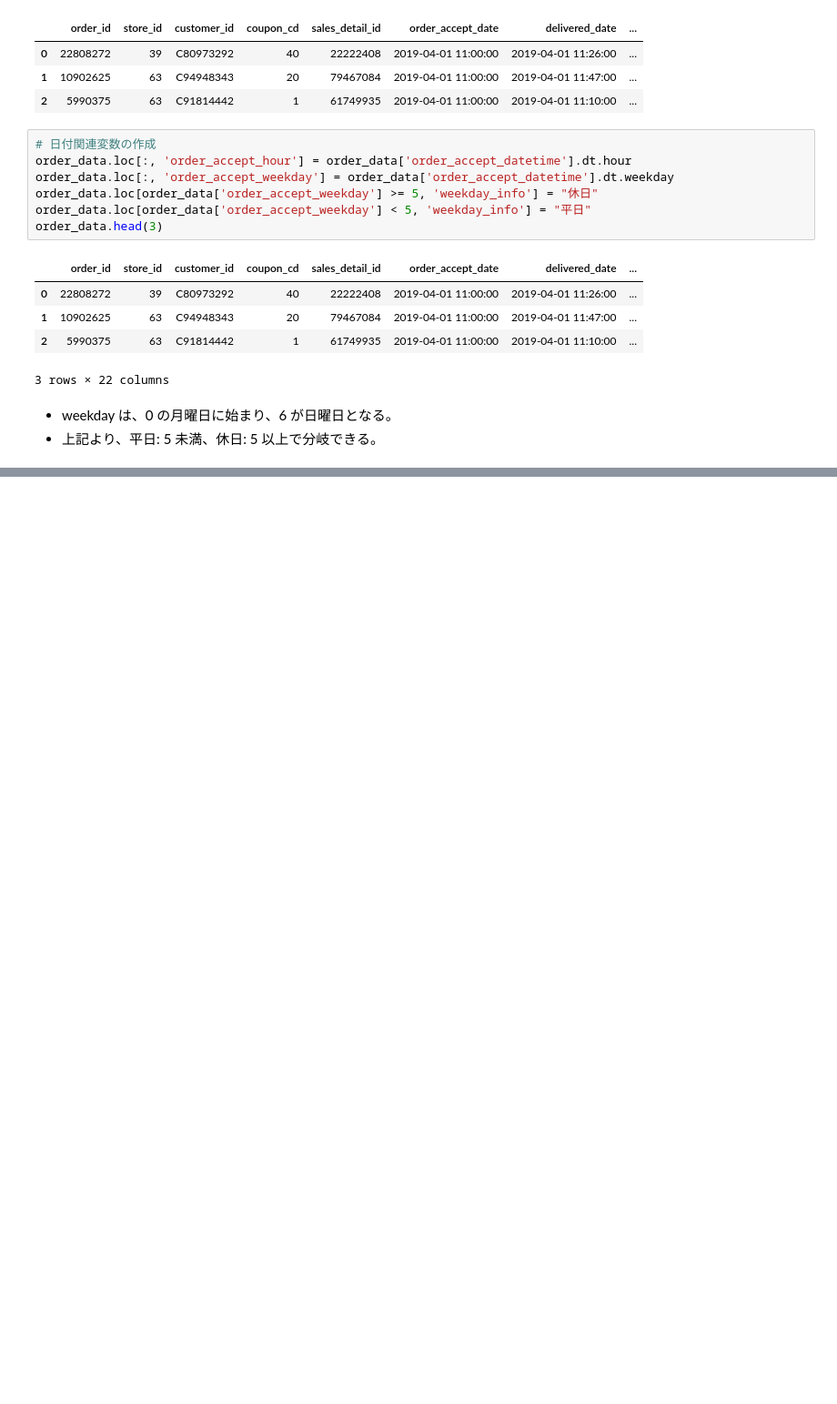
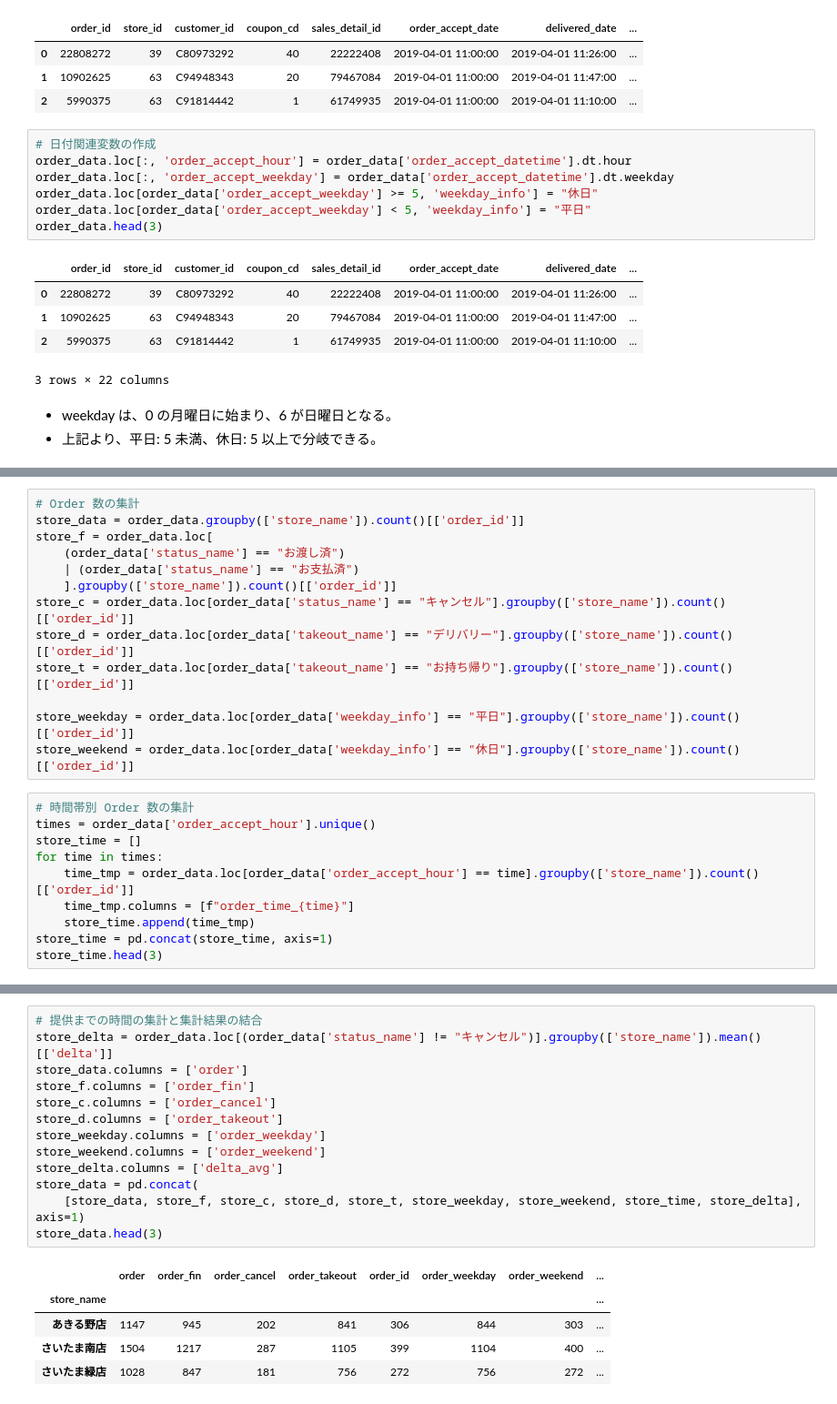
Before and after one commit to 1024xx4/machine_learning_system_100_knocks, a Jupyter notebook: section6/section6.ipynb, the cells around one changed output, grey strips where cells are left out. Shown at 91% size. Drawn from its saved outputs; the diff is of its cells as text; blank space fills up the shorter version.

```diff
--- a/section6/section6.ipynb
+++ b/section6/section6.ipynb
@@ -150,0 +153,23 @@ order_data.head(3)
+# %%
+# Order 数の集計
+store_data = order_data.groupby(['store_name']).count()[['order_id']]
+store_f = order_data.loc[
+    (order_data['status_name'] == "お渡し済")
+    | (order_data['status_name'] == "お支払済")
+    ].groupby(['store_name']).count()[['order_id']]
+store_c = order_data.loc[order_data['status_name'] == "キャンセル"].groupby(['store_name']).count()[['order_id']]
+store_d = order_data.loc[order_data['takeout_name'] == "デリバリー"].groupby(['store_name']).count()[['order_id']]
+store_t = order_data.loc[order_data['takeout_name'] == "お持ち帰り"].groupby(['store_name']).count()[['order_id']]
+
+store_weekday = order_data.loc[order_data['weekday_info'] == "平日"].groupby(['store_name']).count()[['order_id']]
+store_weekend = order_data.loc[order_data['weekday_info'] == "休日"].groupby(['store_name']).count()[['order_id']]
+# %%
+# 時間帯別 Order 数の集計
+times = order_data['order_accept_hour'].unique()
+store_time = []
+for time in times:
+    time_tmp = order_data.loc[order_data['order_accept_hour'] == time].groupby(['store_name']).count()[['order_id']]
+    time_tmp.columns = [f"order_time_{time}"]
+    store_time.append(time_tmp)
+store_time = pd.concat(store_time, axis=1)
+store_time.head(3)
@@ -150,0 +182,19 @@ order_data.head(3)
+# %%
+# 提供までの時間の集計と集計結果の結合
+store_delta = order_data.loc[(order_data['status_name'] != "キャンセル")].groupby(['store_name']).mean()[['delta']]
+store_data.columns = ['order']
+store_f.columns = ['order_fin']
+store_c.columns = ['order_cancel']
+store_d.columns = ['order_takeout']
+store_weekday.columns = ['order_weekday']
+store_weekend.columns = ['order_weekend']
+store_delta.columns = ['delta_avg']
+store_data = pd.concat(
+    [store_data, store_f, store_c, store_d, store_t, store_weekday, store_weekend, store_time, store_delta], axis=1)
+store_data.head(3)
+# %% [output]
+|  | order | order_fin | order_cancel | order_takeout | order_id | order_weekday | order_weekend | ... |
+| store_name |  |  |  |  |  |  |  | ... |
+| あきる野店 | 1147 | 945 | 202 | 841 | 306 | 844 | 303 | ... |
+| さいたま南店 | 1504 | 1217 | 287 | 1105 | 399 | 1104 | 400 | ... |
+| さいたま緑店 | 1028 | 847 | 181 | 756 | 272 | 756 | 272 | ... |
```
Also changed, not shown: parts of 5 cells of this notebook.
